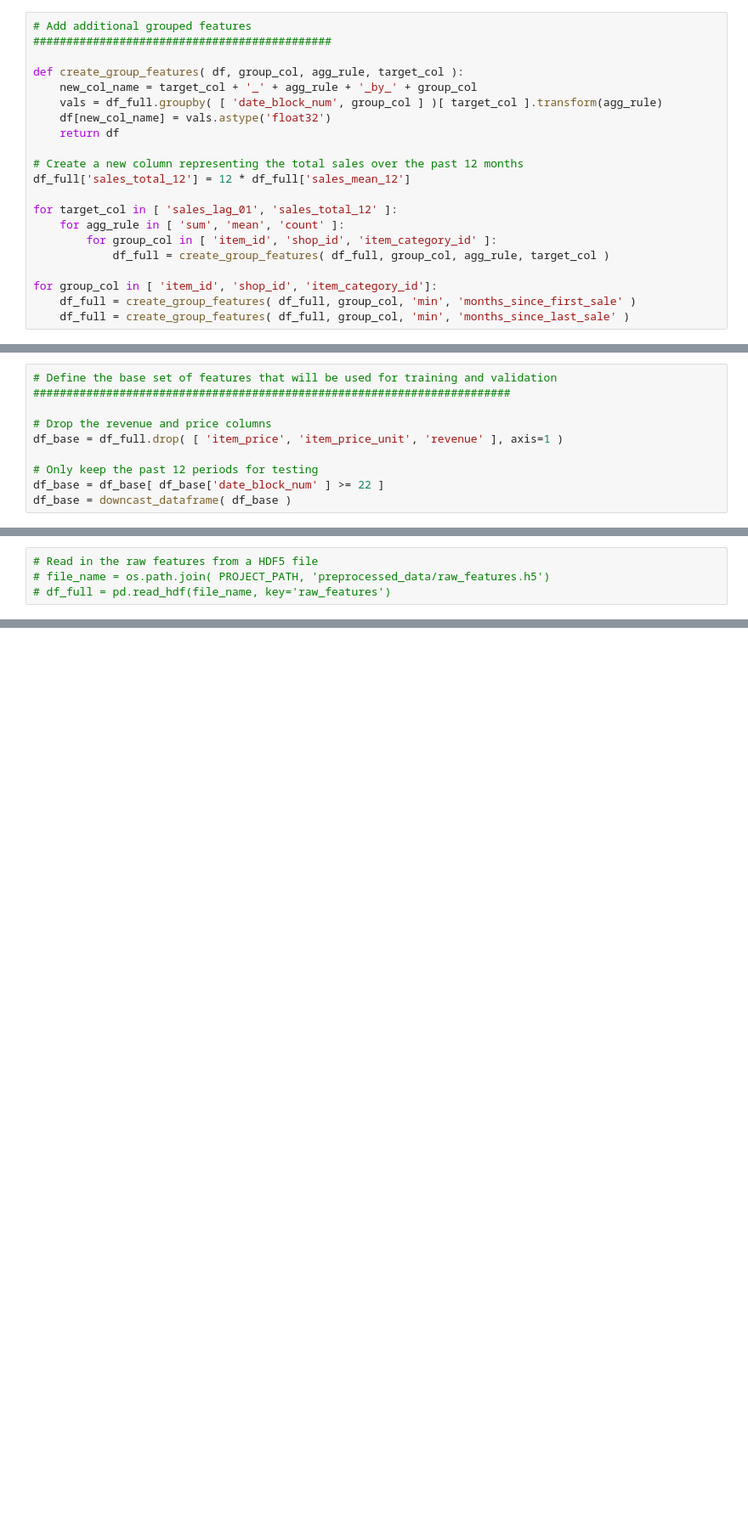
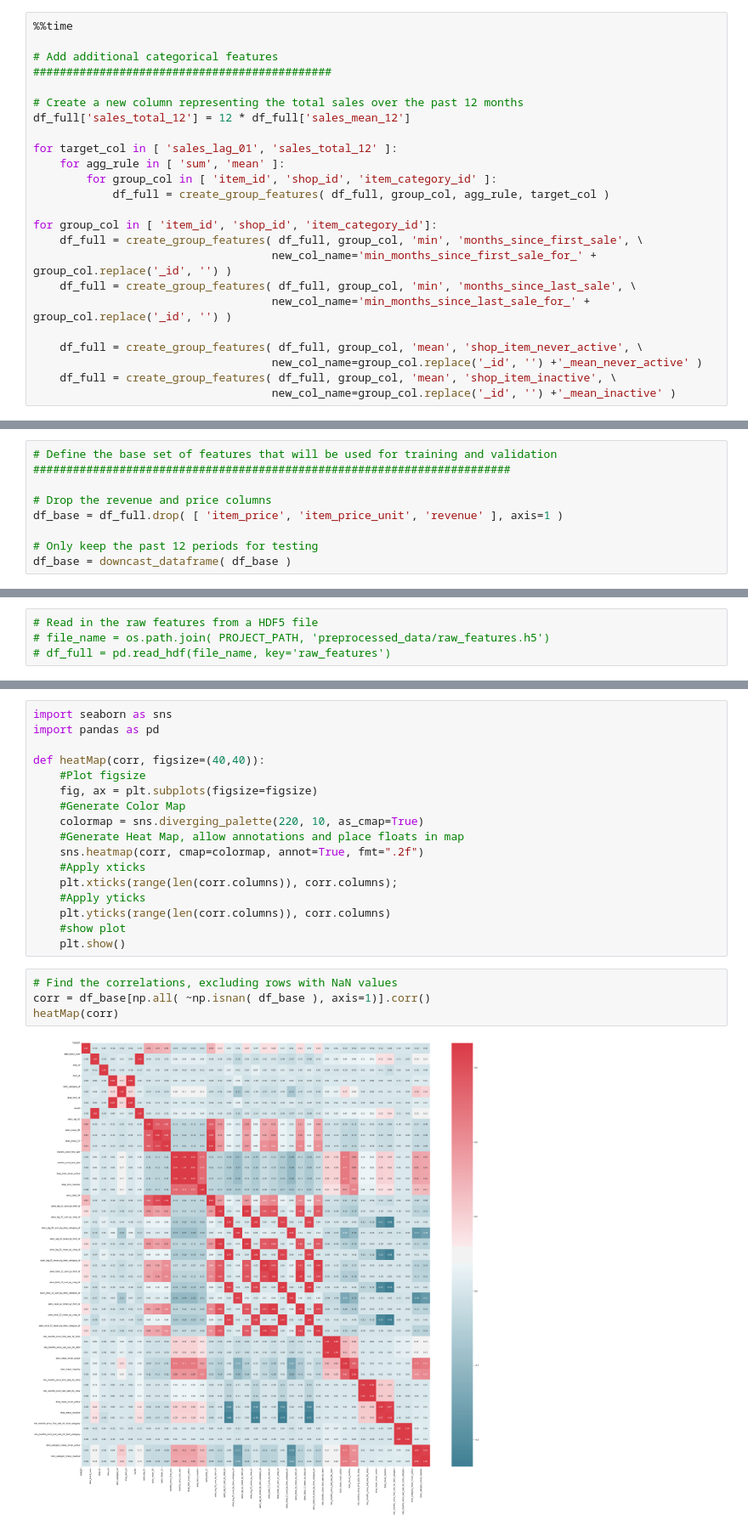
Before and after one commit to cmm801/kaggle-predict-future-sales, a Jupyter notebook: analysis/competition_notebook_02.ipynb, the cells around one changed output, grey strips where cells are left out. Shown at 85% size. Cells and saved outputs as stored; diff of their text form; blank space fills up the shorter version.

```diff
--- a/analysis/competition_notebook_02.ipynb
+++ b/analysis/competition_notebook_02.ipynb
@@ -250,21 +308,24 @@ df_full['months_since_last_sale'] = df_full['months_since_last_sale'].fillna(999
 # %%
-# Add additional grouped features
+%%time
+
+# Add additional categorical features
 #############################################
-
-def create_group_features( df, group_col, agg_rule, target_col ):
-    new_col_name = target_col + '_' + agg_rule + '_by_' + group_col
-    vals = df_full.groupby( [ 'date_block_num', group_col ] )[ target_col ].transform(agg_rule)
-    df[new_col_name] = vals.astype('float32')
-    return df
 
 # Create a new column representing the total sales over the past 12 months
 df_full['sales_total_12'] = 12 * df_full['sales_mean_12']
 
 for target_col in [ 'sales_lag_01', 'sales_total_12' ]:
-    for agg_rule in [ 'sum', 'mean', 'count' ]:
+    for agg_rule in [ 'sum', 'mean' ]:
         for group_col in [ 'item_id', 'shop_id', 'item_category_id' ]:
             df_full = create_group_features( df_full, group_col, agg_rule, target_col )
 
 for group_col in [ 'item_id', 'shop_id', 'item_category_id']:
-    df_full = create_group_features( df_full, group_col, 'min', 'months_since_first_sale' )
-    df_full = create_group_features( df_full, group_col, 'min', 'months_since_last_sale' )
+    df_full = create_group_features( df_full, group_col, 'min', 'months_since_first_sale', \
+                                    new_col_name='min_months_since_first_sale_for_' + group_col.replace('_id', '') )
+    df_full = create_group_features( df_full, group_col, 'min', 'months_since_last_sale', \
+                                    new_col_name='min_months_since_last_sale_for_' + group_col.replace('_id', '') )
+
+    df_full = create_group_features( df_full, group_col, 'mean', 'shop_item_never_active', \
+                                    new_col_name=group_col.replace('_id', '') +'_mean_never_active' )
+    df_full = create_group_features( df_full, group_col, 'mean', 'shop_item_inactive', \
+                                    new_col_name=group_col.replace('_id', '') +'_mean_inactive' )
@@ -282,7 +340,6 @@ df_full['shop_item_inactive'] = ( df_full['months_since_last_sale'] > 12 ).astyp
 df_base = df_full.drop( [ 'item_price', 'item_price_unit', 'revenue' ], axis=1 )
 
 # Only keep the past 12 periods for testing
-df_base = df_base[ df_base['date_block_num' ] >= 22 ]
 df_base = downcast_dataframe( df_base )
 # %%
 # Save the raw features to a HDF5 file
@@ -305,0 +355,23 @@ pc.explained_variance_ratio_
+# %%
+import seaborn as sns
+import pandas as pd
+
+def heatMap(corr, figsize=(40,40)):
+    #Plot figsize
+    fig, ax = plt.subplots(figsize=figsize)
+    #Generate Color Map
+    colormap = sns.diverging_palette(220, 10, as_cmap=True)
+    #Generate Heat Map, allow annotations and place floats in map
+    sns.heatmap(corr, cmap=colormap, annot=True, fmt=".2f")
+    #Apply xticks
+    plt.xticks(range(len(corr.columns)), corr.columns);
+    #Apply yticks
+    plt.yticks(range(len(corr.columns)), corr.columns)
+    #show plot
+    plt.show()
+# %%
+# Find the correlations, excluding rows with NaN values
+corr = df_base[np.all( ~np.isnan( df_base ), axis=1)].corr()
+heatMap(corr)
+# %% [output]
+[figure, added]
```
Also changed, not shown: parts of 21 cells of this notebook.
